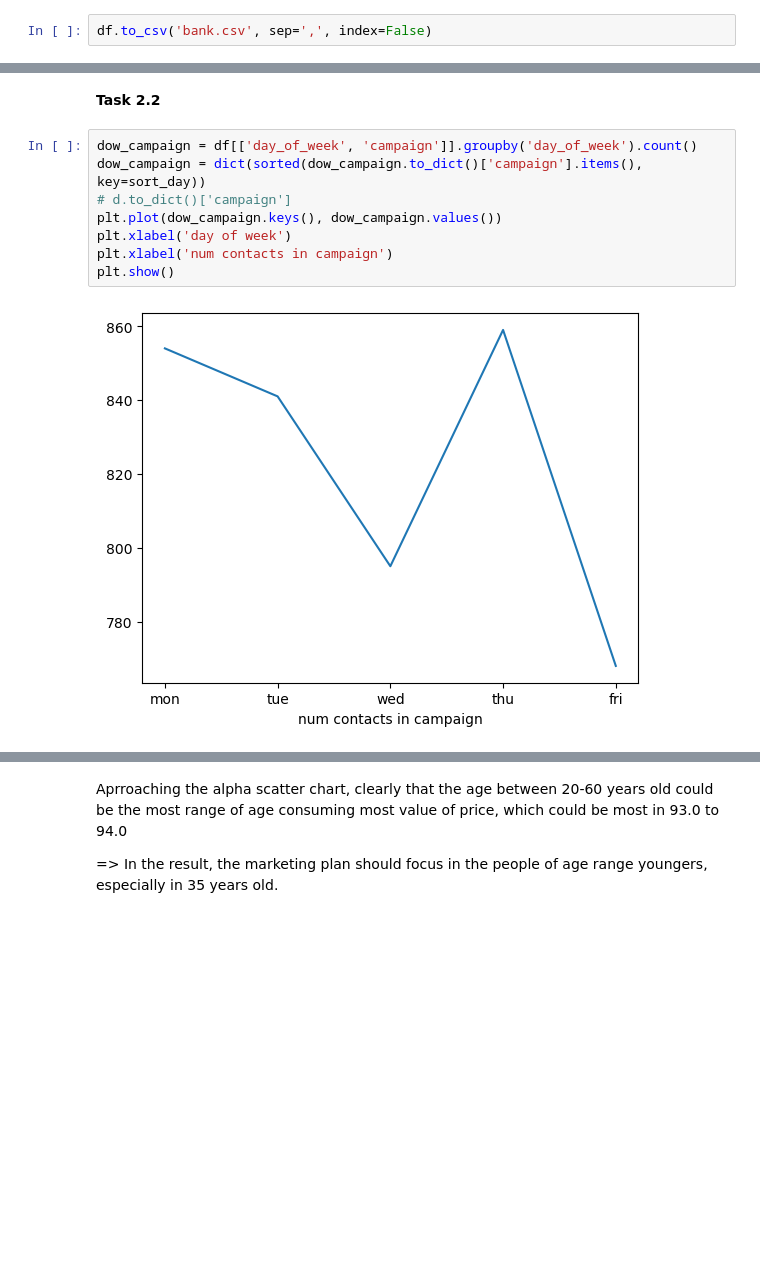
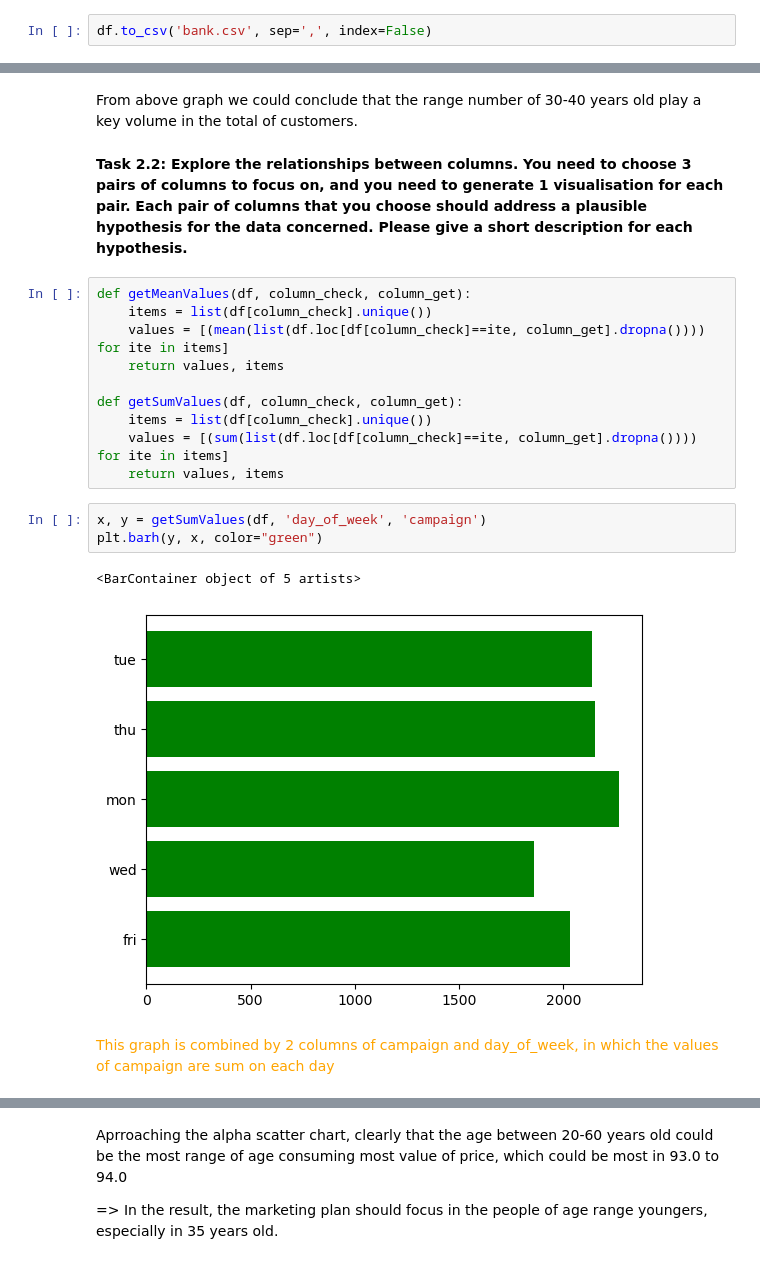
Before and after one commit to thinhsuy/Data_cleansing_summarising, a Jupyter notebook: myjob.ipynb, the cells around one changed output, grey strips where cells are left out. Saved outputs shown, nothing was run; the diff lists cells and outputs as text; blank space fills up the shorter version.

```diff
--- a/myjob.ipynb
+++ b/myjob.ipynb
@@ -187,13 +244,24 @@ plt.show()
-# %% [markdown]
-<p><b>Task 2.2</b></p>
-# %%
-dow_campaign = df[['day_of_week', 'campaign']].groupby('day_of_week').count()
-dow_campaign = dict(sorted(dow_campaign.to_dict()['campaign'].items(), key=sort_day))
-# d.to_dict()['campaign']
-plt.plot(dow_campaign.keys(), dow_campaign.values())
-plt.xlabel('day of week')
-plt.xlabel('num contacts in campaign')
-plt.show()
-# %% [output]
-[figure, removed]
+# %% [markdown]
+From above graph we could conclude that the range number of 30-40 years old play a key volume in the total of customers.
+# %% [markdown]
+<p><b>Task 2.2: Explore the relationships between columns. You need to choose 3 pairs of columns to focus on, and you need to generate 1 visualisation for each pair. Each pair of columns that you choose should address a plausible hypothesis for the data concerned. Please give a short description for each hypothesis.
+</b></p>
+# %%
+def getMeanValues(df, column_check, column_get):
+    items = list(df[column_check].unique())
+    values = [(mean(list(df.loc[df[column_check]==ite, column_get].dropna()))) for ite in items]
+    return values, items
+
+def getSumValues(df, column_check, column_get):
+    items = list(df[column_check].unique())
+    values = [(sum(list(df.loc[df[column_check]==ite, column_get].dropna()))) for ite in items]
+    return values, items
+# %%
+x, y = getSumValues(df, 'day_of_week', 'campaign')
+plt.barh(y, x, color="green")
+# %% [output]
+<BarContainer object of 5 artists>
+[figure, added]
+# %% [markdown]
+<font color="orange">This graph is combined by 2 columns of campaign and day_of_week, in which the values of campaign are sum on each day</font>
 # %% [markdown]
```
Also changed, not shown: parts of 47 cells of this notebook, 1 other file.
